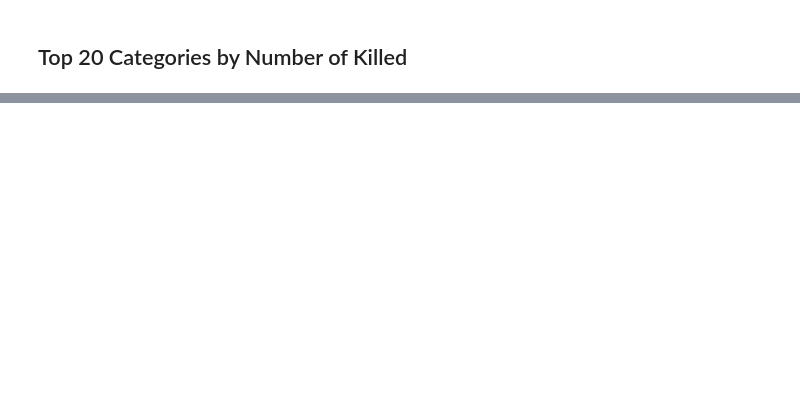
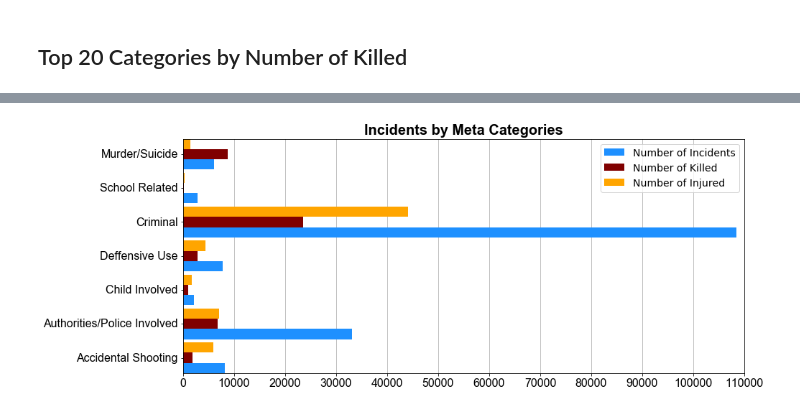
Before and after one commit to Demarsch/gun-violence, a Jupyter notebook: Code/Incident Categories.ipynb, the cells around one changed output, grey strips where cells are left out. Saved outputs shown, nothing was run; the diff lists cells and outputs as text; code cells hidden in the pictures; blank space fills up the shorter version.

```diff
--- a/Code/Incident Categories.ipynb
+++ b/Code/Incident Categories.ipynb
@@ -178,0 +335,17 @@ plt.show()
+# %%
+meta_cat_names = meta_cat_data.columns[-7:]
+#inc_by_meta = meta_cat_data.loc[[
+#    'Accidental Shooting',
+#    'Authorities/Police Involved',
+#    'Child Involved',
+#    'Deffensive Use',
+#    'Criminal',
+#    'School Related',
+#    'Murder/Suicide']]
+inc_by_meta = pd.DataFrame({
+    'Meta Category': meta_cat_names,
+    'Number of Incidents': [meta_cat_data.loc[meta_cat_data[meta_cat], meta_cat].count() for meta_cat in meta_cat_names],
+    'Number of Killed': [meta_cat_data.loc[meta_cat_data[meta_cat], 'Number of Killed'].sum() for meta_cat in meta_cat_names],
+    'Number of Injured': [meta_cat_data.loc[meta_cat_data[meta_cat], 'Number of Injured'].sum() for meta_cat in meta_cat_names]
+})
+inc_by_meta
@@ -178,0 +361,20 @@ plt.show()
+# %%
+bar_width = 0.3
+fig,ax = plt.subplots(figsize=(14,6))
+n_inc = ax.barh(inc_by_meta.index, inc_by_meta['Number of Incidents'], bar_width, color='dodgerblue')
+n_kil = ax.barh(inc_by_meta.index + bar_width, inc_by_meta['Number of Killed'], bar_width, color='maroon')
+n_inj = ax.barh(inc_by_meta.index + 2 * bar_width, inc_by_meta['Number of Injured'], bar_width, color='orange')
+ax.set_title('Incidents by Meta Categories', fontdict=chart_config.title_font)
+ax.set_yticks(inc_by_meta.index + bar_width)
+ax.set_yticklabels(inc_by_meta['Meta Category'],fontdict=chart_config.axis_font, va='center')
+ax.set_xticks([10000 * i for i in range(0,12)])
+ax.set_xticklabels([10000 * i for i in range(0,12)], fontdict=chart_config.axis_font)
+ax.set_ylim(-0.15, 6.75)
+ax.set_xlim(0, 110000)
+ax.grid(True, axis='x')
+ax.set_axisbelow(True)
+ax.legend([n_inc, n_kil, n_inj],['Number of Incidents', 'Number of Killed', 'Number of Injured'], fontsize=14)
+fig.savefig('../Output/Incidents by Meta Categories.png', dpi=fig.dpi, bbox_inches='tight')
+plt.show()
+# %% [output]
+[figure, added]
```
Also changed, not shown: parts of 11 cells of this notebook, 6 other files.
